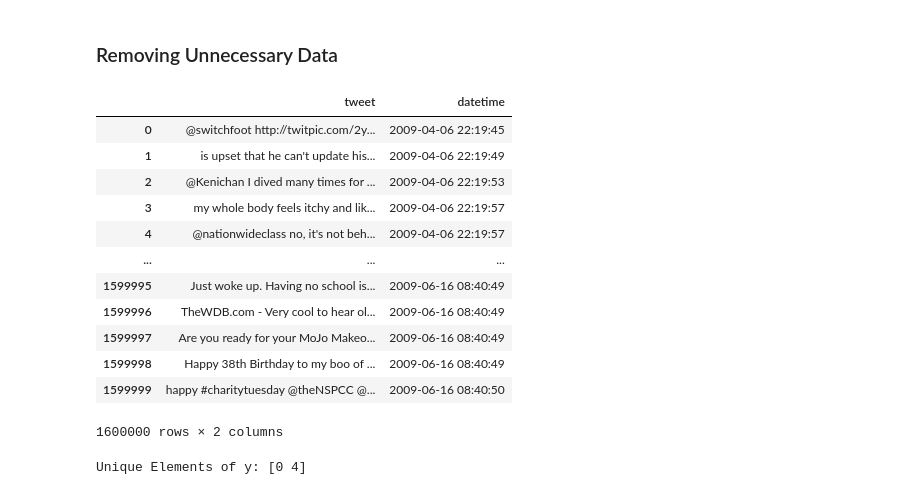
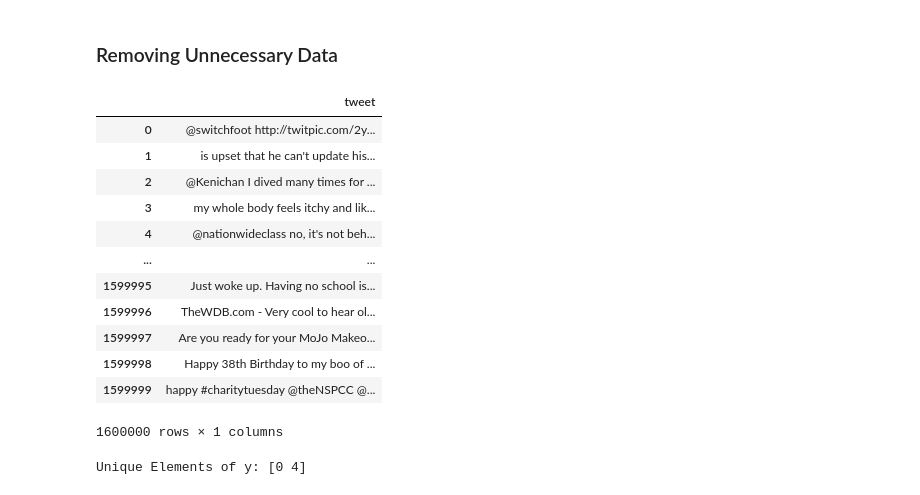
Before and after one commit to NJindia/Tweet_Sentimentality_Classification, a Jupyter notebook: Feature Generation.ipynb, the cells around one changed output. Drawn from its saved outputs; the diff is of its cells as text; code cells hidden in the pictures.

```diff
--- a/Feature Generation.ipynb
+++ b/Feature Generation.ipynb
@@ -57,22 +56,22 @@ raw_df
 ### Removing Unnecessary Data
 # %%
 df = raw_df.drop(columns=['id', 'query', 'polarity', 'user', 'date'])
-df['datetime'] = raw_df['date'].apply(lambda x: pd.to_datetime(x.replace('PDT ', '')))
+# df['datetime'] = raw_df['date'].apply(lambda x: pd.to_datetime(x.replace('PDT ', '')))
 df
 # %% [output]
-|  | tweet | datetime |
-| 0 | @switchfoot http://twitpic.com/2y... | 2009-04-06 22:19:45 |
-| 1 | is upset that he can't update his... | 2009-04-06 22:19:49 |
-| 2 | @Kenichan I dived many times for ... | 2009-04-06 22:19:53 |
-| 3 | my whole body feels itchy and lik... | 2009-04-06 22:19:57 |
-| 4 | @nationwideclass no, it's not beh... | 2009-04-06 22:19:57 |
-| ... | ... | ... |
-| 1599995 | Just woke up. Having no school is... | 2009-06-16 08:40:49 |
-| 1599996 | TheWDB.com - Very cool to hear ol... | 2009-06-16 08:40:49 |
-| 1599997 | Are you ready for your MoJo Makeo... | 2009-06-16 08:40:49 |
-| 1599998 | Happy 38th Birthday to my boo of ... | 2009-06-16 08:40:49 |
-| 1599999 | happy #charitytuesday @theNSPCC @... | 2009-06-16 08:40:50 |
+|  | tweet |
+| 0 | @switchfoot http://twitpic.com/2y... |
+| 1 | is upset that he can't update his... |
+| 2 | @Kenichan I dived many times for ... |
+| 3 | my whole body feels itchy and lik... |
+| 4 | @nationwideclass no, it's not beh... |
+| ... | ... |
+| 1599995 | Just woke up. Having no school is... |
+| 1599996 | TheWDB.com - Very cool to hear ol... |
+| 1599997 | Are you ready for your MoJo Makeo... |
+| 1599998 | Happy 38th Birthday to my boo of ... |
+| 1599999 | happy #charitytuesday @theNSPCC @... |
-1600000 rows × 2 columns
+1600000 rows × 1 columns
 # %%
 y = raw_df['polarity']
 print(f"Unique Elements of y: {pd.unique(y)}")
```
Also changed, not shown: parts of 14 cells of this notebook, 1 other file.
